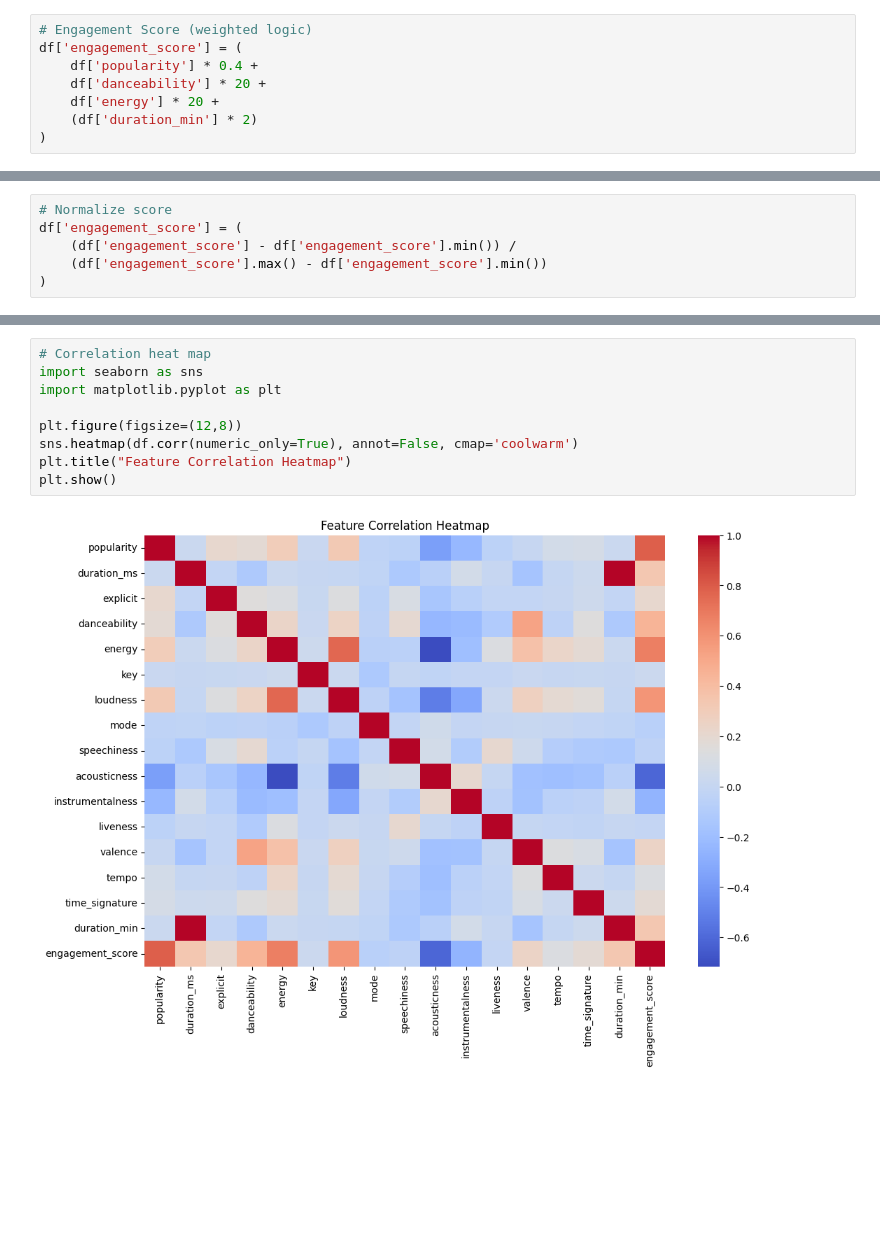
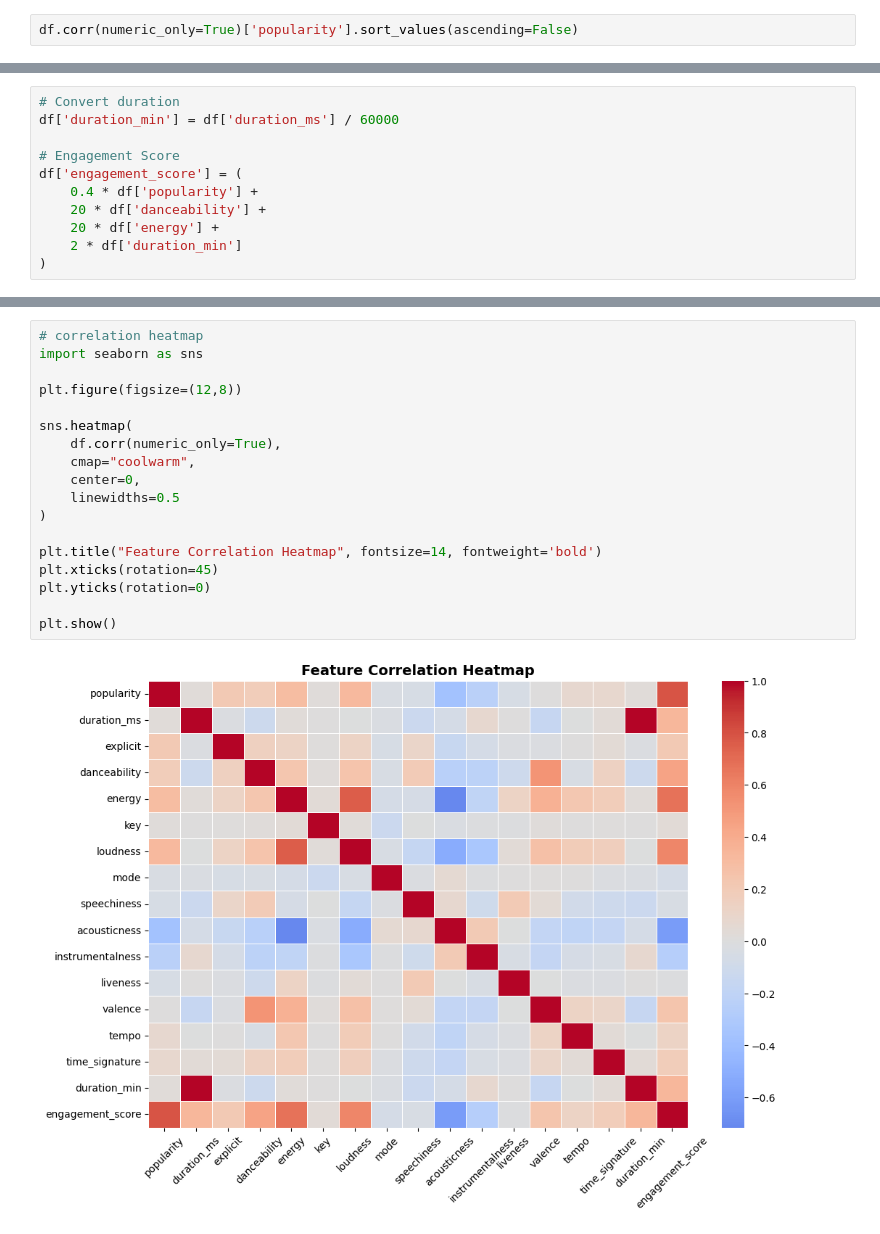
Before and after one commit to adityamsr2606/spotify-product-analytics, a Jupyter notebook: notebooks/analysis.ipynb, the cells around one changed output, grey strips where cells are left out. Drawn from its saved outputs; the diff is of its cells as text; blank space fills up the shorter version.

```diff
--- a/notebooks/analysis.ipynb
+++ b/notebooks/analysis.ipynb
@@ -59,8 +66,2 @@ df['duration_min'] = df['duration_ms'] / 60000
 # %%
-# Engagement Score (weighted logic)
-df['engagement_score'] = (
-    df['popularity'] * 0.4 +
-    df['danceability'] * 20 +
-    df['energy'] * 20 +
-    (df['duration_min'] * 2)
-)
+df.corr(numeric_only=True)['popularity'].sort_values(ascending=False)
@@ -67,7 +85,12 @@ df['engagement_score'] = (
 # %%
-# Normalize score
+# Convert duration
+df['duration_min'] = df['duration_ms'] / 60000
+
+# Engagement Score
 df['engagement_score'] = (
-    (df['engagement_score'] - df['engagement_score'].min()) /
-    (df['engagement_score'].max() - df['engagement_score'].min())
+    0.4 * df['popularity'] +
+    20 * df['danceability'] +
+    20 * df['energy'] +
+    2 * df['duration_min']
 )
 # %%
@@ -80,12 +118,21 @@ df['engagement_level'] = pd.cut(
 # %%
-# Correlation heat map
+# correlation heatmap
 import seaborn as sns
-import matplotlib.pyplot as plt
 
 plt.figure(figsize=(12,8))
-sns.heatmap(df.corr(numeric_only=True), annot=False, cmap='coolwarm')
-plt.title("Feature Correlation Heatmap")
+
+sns.heatmap(
+    df.corr(numeric_only=True),
+    cmap="coolwarm",
+    center=0,
+    linewidths=0.5
+)
+
+plt.title("Feature Correlation Heatmap", fontsize=14, fontweight='bold')
+plt.xticks(rotation=45)
+plt.yticks(rotation=0)
+
 plt.show()
 # %% [output]
-[figure, old version]
+[figure, new version]
 # %%
```
Also changed, not shown: parts of 28 cells of this notebook, 1 other file.
